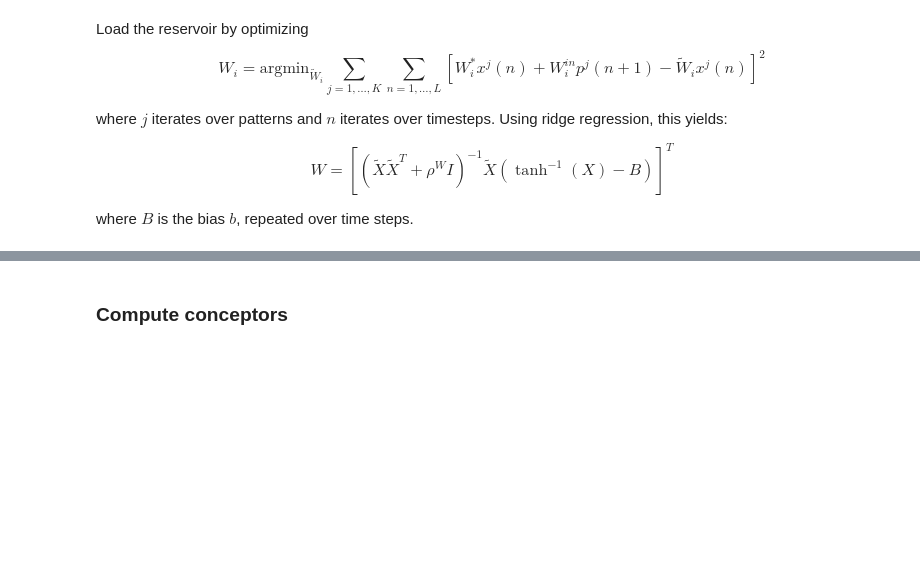
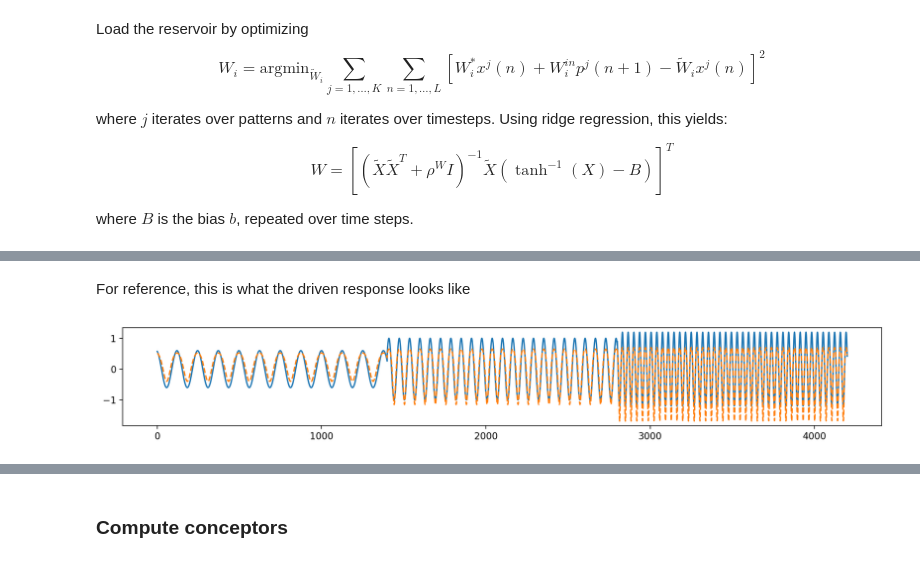
Before and after one commit to rug-minds/conceptors, a Jupyter notebook: playground_conceptor.ipynb, the cells around one changed output, grey strips where cells are left out. Drawn from its saved outputs; the diff is of its cells as text; code cells hidden in the pictures; blank space fills up the shorter version.

```diff
--- a/playground_conceptor.ipynb
+++ b/playground_conceptor.ipynb
@@ -166,0 +135,6 @@ plot_input_output(ut_loaded_zero, yt_loaded_zero)
+# %% [markdown]
+For reference, this is what the driven response looks like
+# %%
+plot_input_output(U, concatenate_patterns(yt_trained, T_washout))
+# %% [output]
+[figure, added]
```
Also changed, not shown: parts of 46 cells of this notebook, 1 other file.
